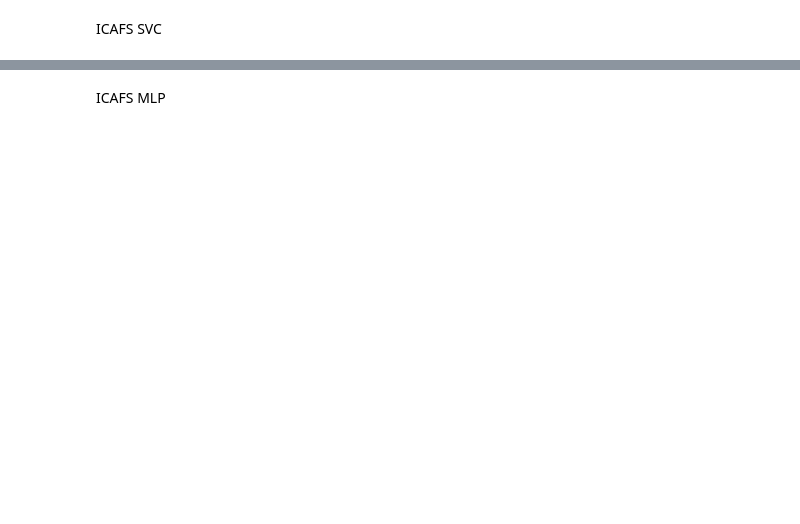
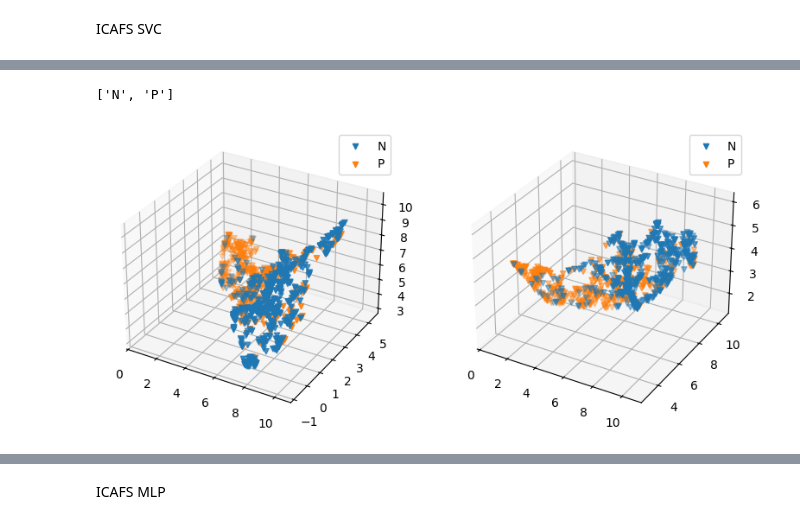
Before and after one commit to mikefixer/icafs, a Jupyter notebook: notebookes/icafs.ipynb, the cells around one changed output, grey strips where cells are left out. Cells and saved outputs as stored; diff of their text form; code cells hidden in the pictures; blank space fills up the shorter version.

```diff
--- a/notebookes/icafs.ipynb
+++ b/notebookes/icafs.ipynb
@@ -453,3 +380,8 @@ plot_results_for_covering_array(score,feature,iterations, r'.\\output_images\\al
+# %%
+plot_original_vs_reduced_umap(X_algarrobo[['Edge Red', 'CIVE', 'VEG', 'RVI', 'RERVI']], X_algarrobo,y_algarrobo,['N', 'P'])
+# %% [output]
+['N', 'P']
+[figure, added]
 # %%
 start_time = time.time()
 iterations ,feature,score = ICAFS(X_fruit_puree,y_fruit_puree,2,10,'svm.SVC()',True)
```
Also changed, not shown: parts of 42 cells of this notebook, 1 other file.
